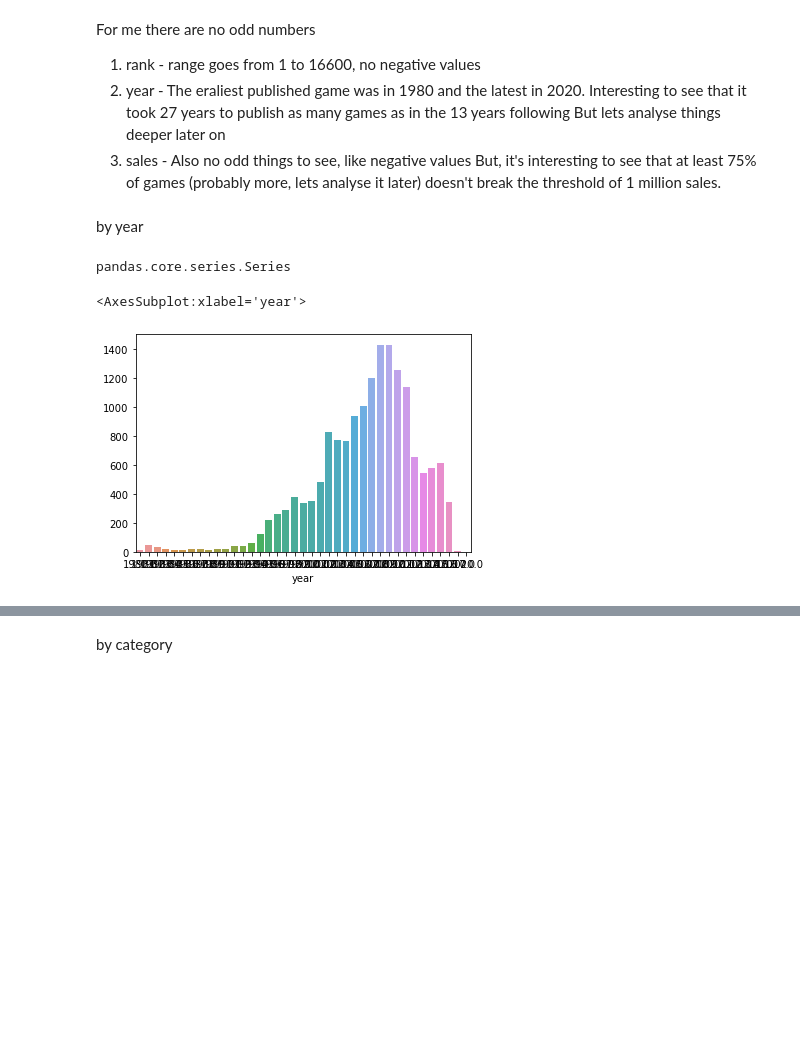
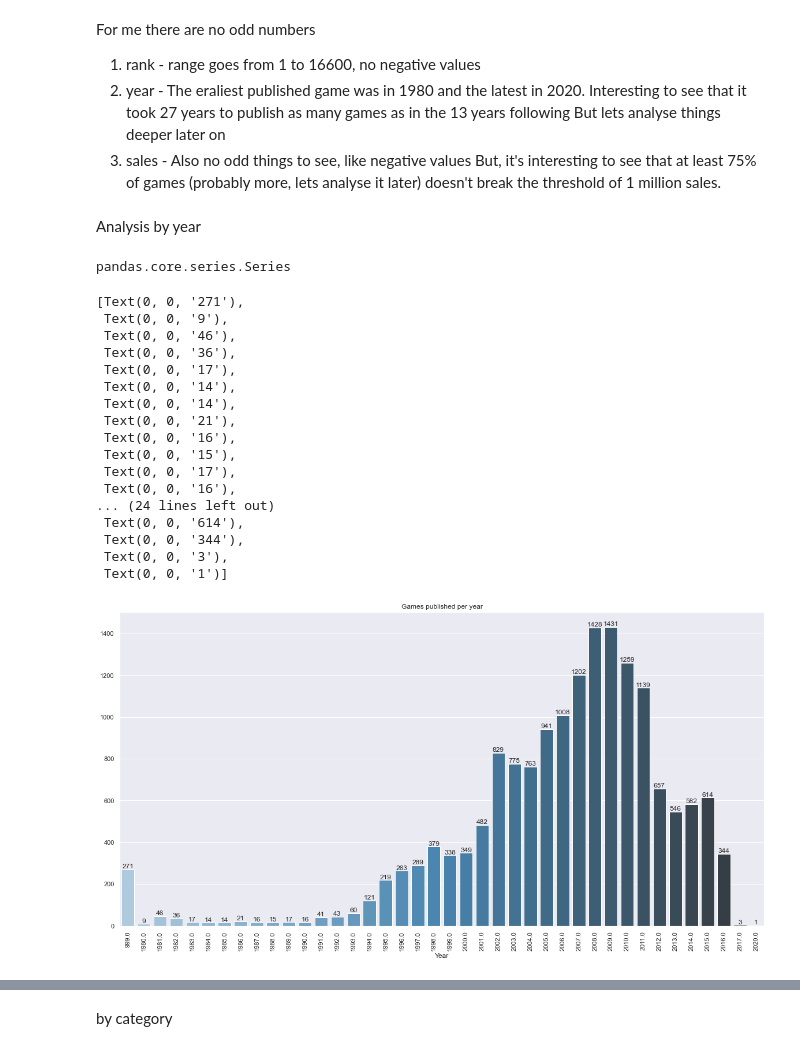
Before and after one commit to wihe96/data_portfolio, a Jupyter notebook: video_games_sales_analysis.ipynb, the cells around one changed output, grey strips where cells are left out. Cells and saved outputs as stored; diff of their text form; code cells hidden in the pictures; blank space fills up the shorter version.

```diff
--- a/video_games_sales_analysis.ipynb
+++ b/video_games_sales_analysis.ipynb
@@ -186,7 +186,7 @@ For me there are no odd numbers
    But lets analyse things deeper later on
 3. sales - Also no odd things to see, like negative values
    But, it's interesting to see that at least 75% of games (probably more, lets analyse it later) doesn't break the threshold of 1 million sales.
-# %% [markdown]
-by year
+# %% [markdown]
+Analysis by year
 # %%
 g_published_y = df.groupby('year').name.count()
@@ -193,8 +194,29 @@ g_published_y = df.groupby('year').name.count()
 type(g_published_y)
 # %% [output]
 pandas.core.series.Series
-# %%
-sns.barplot(g_published_y.index, g_published_y.values)
-# %% [output]
-<AxesSubplot:xlabel='year'>
-[figure, removed]
+# %%
+plt.figure(figsize=(20,10))
+plt.xticks(rotation=90)
+ax =sns.barplot(g_published_y.index, g_published_y.values, palette=("Blues_d"))
+plt.xlabel("Year")
+plt.title("Games published per year")
+ax.bar_label(ax.containers[0])
+# %% [output]
+[Text(0, 0, '271'),
+ Text(0, 0, '9'),
+ Text(0, 0, '46'),
+ Text(0, 0, '36'),
+ Text(0, 0, '17'),
+ Text(0, 0, '14'),
+ Text(0, 0, '14'),
+ Text(0, 0, '21'),
+ Text(0, 0, '16'),
+ Text(0, 0, '15'),
+ Text(0, 0, '17'),
+ Text(0, 0, '16'),
+... (24 lines left out)
+ Text(0, 0, '614'),
+ Text(0, 0, '344'),
+ Text(0, 0, '3'),
+ Text(0, 0, '1')]
+[figure, added]
```
Also changed, not shown: parts of 8 cells of this notebook.
